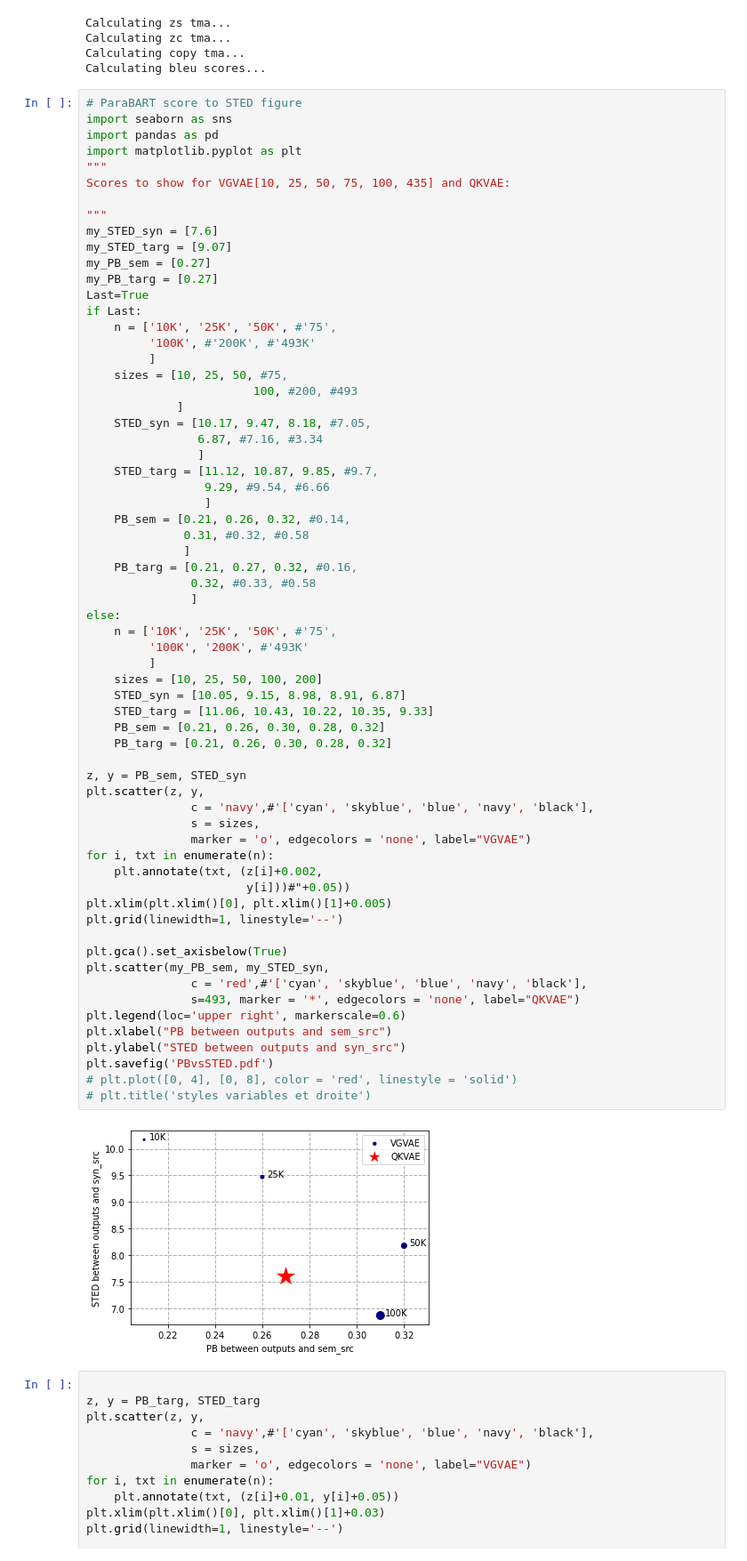
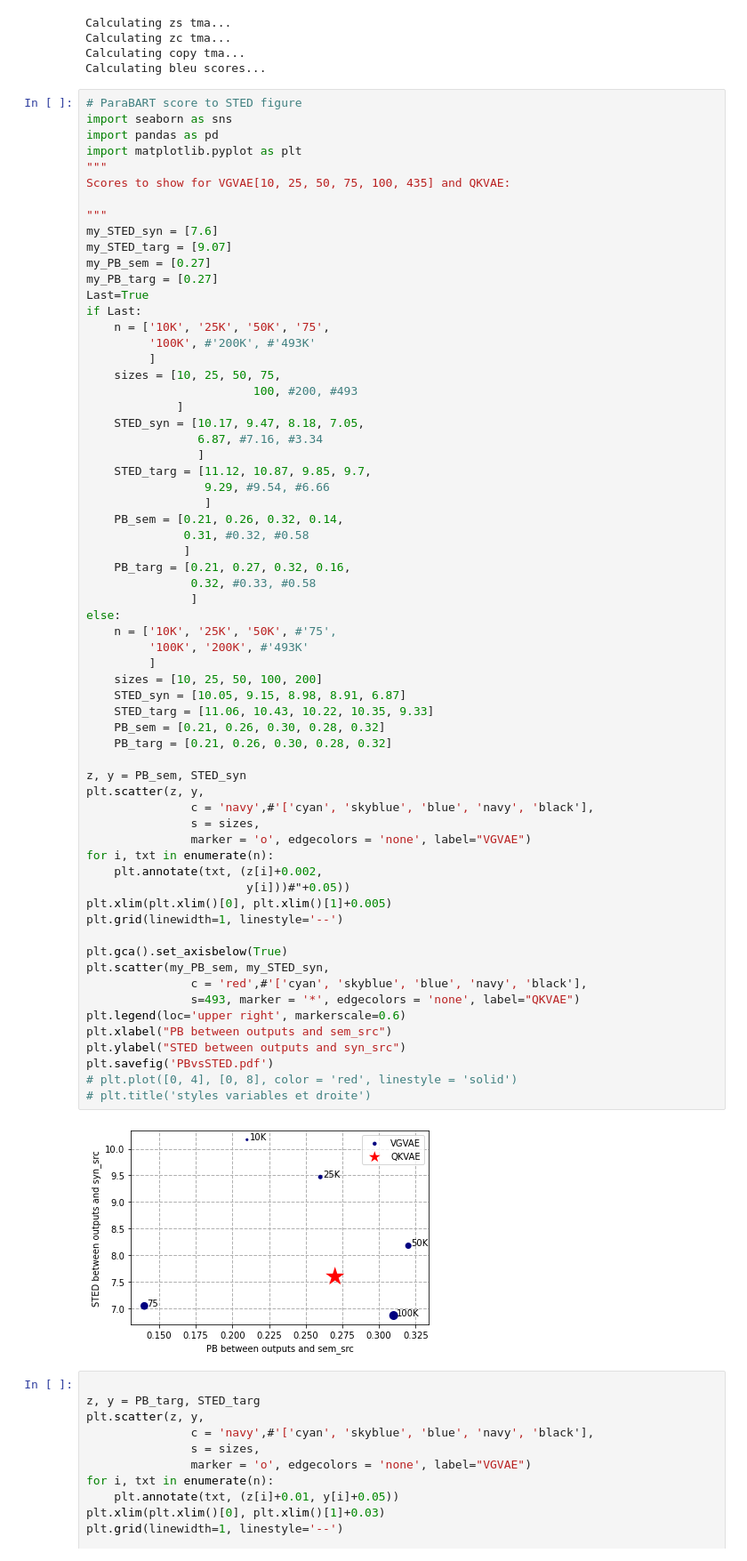
Before and after one commit to ghazi-f/QKVAE, a Jupyter notebook: disentanglement_final/BART.ipynb, the cells around one changed output. Shown at 89% size. Saved outputs shown, nothing was run; the diff lists cells and outputs as text.

```diff
--- a/disentanglement_final/BART.ipynb
+++ b/disentanglement_final/BART.ipynb
@@ -357,22 +357,22 @@ my_PB_sem = [0.27]
 my_PB_targ = [0.27]
 Last=True
 if Last:
-    n = ['10K', '25K', '50K', #'75',
+    n = ['10K', '25K', '50K', '75',
          '100K', #'200K', #'493K'
          ]
-    sizes = [10, 25, 50, #75,
+    sizes = [10, 25, 50, 75,
                         100, #200, #493
              ]
-    STED_syn = [10.17, 9.47, 8.18, #7.05,
+    STED_syn = [10.17, 9.47, 8.18, 7.05,
                 6.87, #7.16, #3.34
                 ]
-    STED_targ = [11.12, 10.87, 9.85, #9.7,
+    STED_targ = [11.12, 10.87, 9.85, 9.7,
                  9.29, #9.54, #6.66
                  ]
-    PB_sem = [0.21, 0.26, 0.32, #0.14,
+    PB_sem = [0.21, 0.26, 0.32, 0.14,
               0.31, #0.32, #0.58
               ]
-    PB_targ = [0.21, 0.27, 0.32, #0.16,
+    PB_targ = [0.21, 0.27, 0.32, 0.16,
                0.32, #0.33, #0.58
                ]
 else:
@@ -380,34 +380,34 @@ else:
          '100K', '200K', #'493K'
          ]
     sizes = [10, 25, 50, 100, 200]
     STED_syn = [10.05, 9.15, 8.98, 8.91, 6.87]
     STED_targ = [11.06, 10.43, 10.22, 10.35, 9.33]
     PB_sem = [0.21, 0.26, 0.30, 0.28, 0.32]
     PB_targ = [0.21, 0.26, 0.30, 0.28, 0.32]
 
 z, y = PB_sem, STED_syn
 plt.scatter(z, y,
                c = 'navy',#'['cyan', 'skyblue', 'blue', 'navy', 'black'],
                s = sizes,
                marker = 'o', edgecolors = 'none', label="VGVAE")
 for i, txt in enumerate(n):
     plt.annotate(txt, (z[i]+0.002,
                        y[i]))#"+0.05))
 plt.xlim(plt.xlim()[0], plt.xlim()[1]+0.005)
 plt.grid(linewidth=1, linestyle='--')
 
 plt.gca().set_axisbelow(True)
 plt.scatter(my_PB_sem, my_STED_syn,
                c = 'red',#'['cyan', 'skyblue', 'blue', 'navy', 'black'],
                s=493, marker = '*', edgecolors = 'none', label="QKVAE")
 plt.legend(loc='upper right', markerscale=0.6)
 plt.xlabel("PB between outputs and sem_src")
 plt.ylabel("STED between outputs and syn_src")
 plt.savefig('PBvsSTED.pdf')
 # plt.plot([0, 4], [0, 8], color = 'red', linestyle = 'solid')
 # plt.title('styles variables et droite')
 # %% [output]
-[figure, old version]
+[figure, new version]
 # %%
 
 z, y = PB_targ, STED_targ
```
Also changed, not shown: 3 other files.
